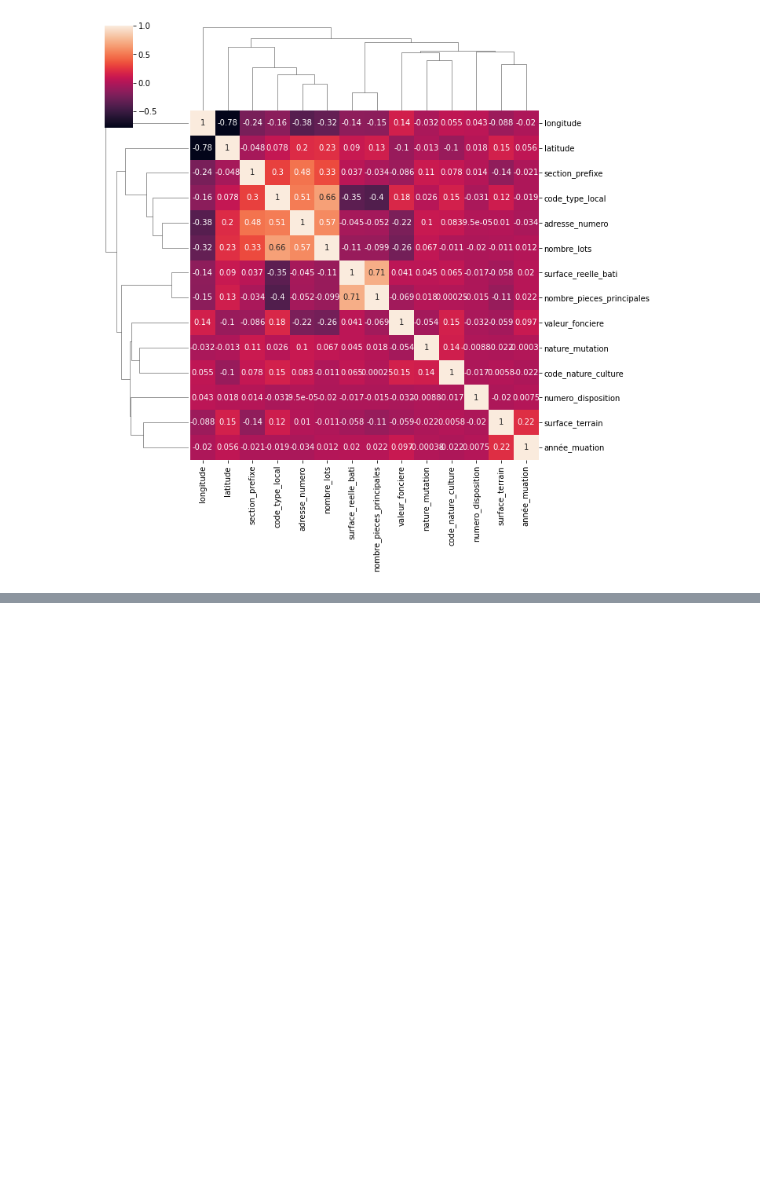
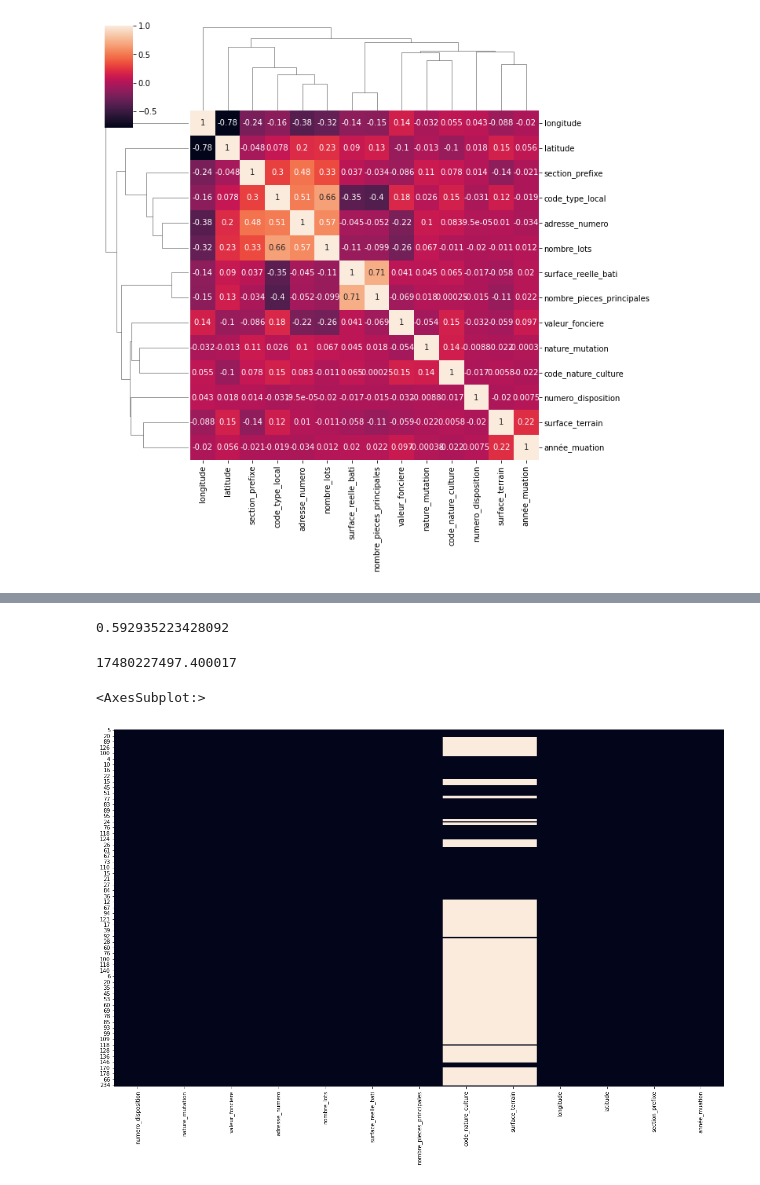
Before and after one commit to SamuelDeliens/Home, a Jupyter notebook: Apprentissage/projet.ipynb, the cells around one changed output, grey strips where cells are left out. Cells and saved outputs as stored; diff of their text form; code cells hidden in the pictures; blank space fills up the shorter version.

```diff
--- a/Apprentissage/projet.ipynb
+++ b/Apprentissage/projet.ipynb
@@ -488,0 +534,18 @@ data
+# %%
+reg.score(X_test, y_test)
+# %% [output]
+0.592935223428092
+# %%
+from sklearn.metrics import mean_squared_error
+predictions = reg.predict(X_test)
+mse = mean_squared_error(y_test, predictions)
+print(mse)
+# %% [output]
+17480227497.400017
+# %%
+#on vsualise les valeur qui sont à non dans chaque colonne
+plt.figure(figsize=(20,12))
+sns.heatmap(appartement.isna(),cbar=False)
+# %% [output]
+<AxesSubplot:>
+[figure, added]
```
Also changed, not shown: parts of 42 cells of this notebook.
